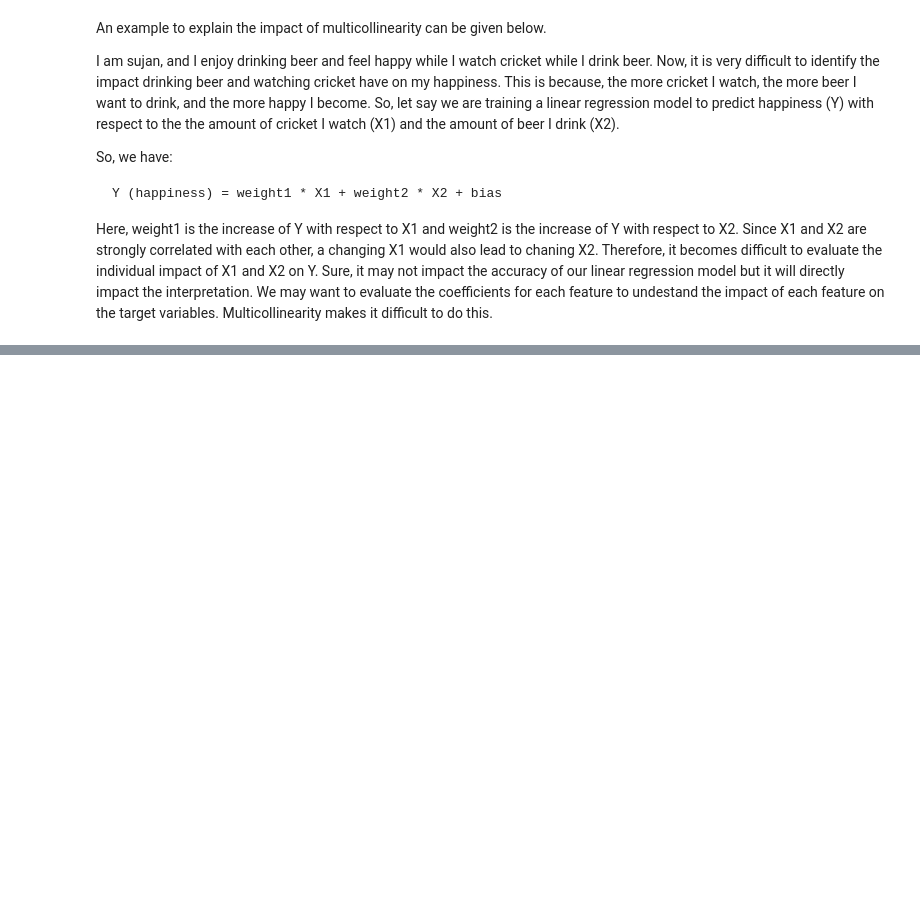
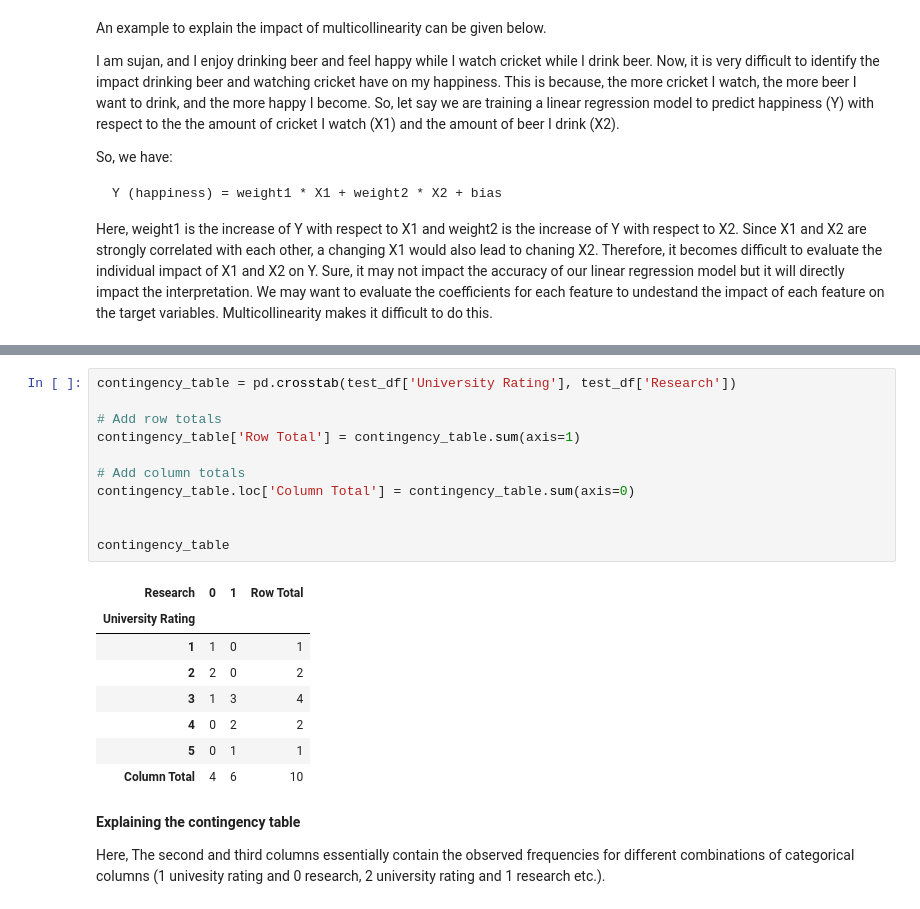
Before and after one commit to SujanNeupane42/DATA-601-Group-Project, a Jupyter notebook: data_analysis.ipynb, the cells around one changed output, grey strips where cells are left out. Saved outputs shown, nothing was run; the diff lists cells and outputs as text; blank space fills up the shorter version.

```diff
--- a/data_analysis.ipynb
+++ b/data_analysis.ipynb
@@ -616,0 +691,24 @@ Here, weight1 is the increase of Y with respect to X1 and weight2 is the increas
+# %%
+contingency_table = pd.crosstab(test_df['University Rating'], test_df['Research'])
+
+# Add row totals
+contingency_table['Row Total'] = contingency_table.sum(axis=1)
+
+# Add column totals
+contingency_table.loc['Column Total'] = contingency_table.sum(axis=0)
+
+
+contingency_table
+# %% [output]
+| Research | 0 | 1 | Row Total |
+| University Rating |  |  |  |
+| 1 | 1 | 0 | 1 |
+| 2 | 2 | 0 | 2 |
+| 3 | 1 | 3 | 4 |
+| 4 | 0 | 2 | 2 |
+| 5 | 0 | 1 | 1 |
+| Column Total | 4 | 6 | 10 |
+# %% [markdown]
+<b> Explaining the contingency table </b>
+
+Here, The second and third columns essentially contain the observed frequencies for different combinations of categorical columns (1 univesity rating and 0 research, 2 university rating and 1 research etc.).
```
Also changed, not shown: parts of 31 cells of this notebook, 1 other file.
